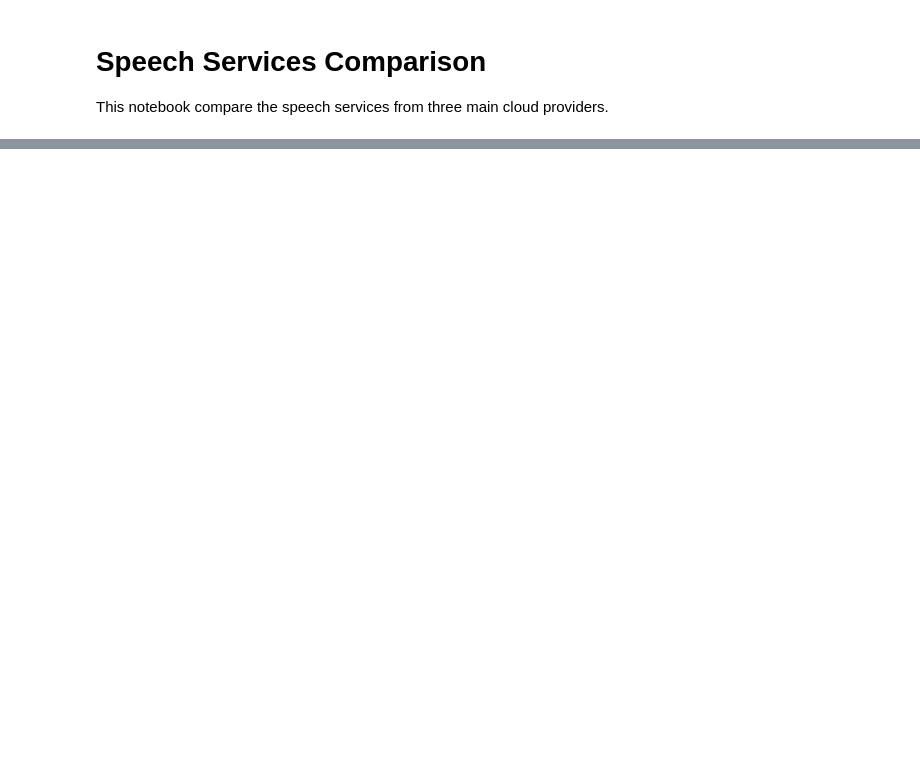
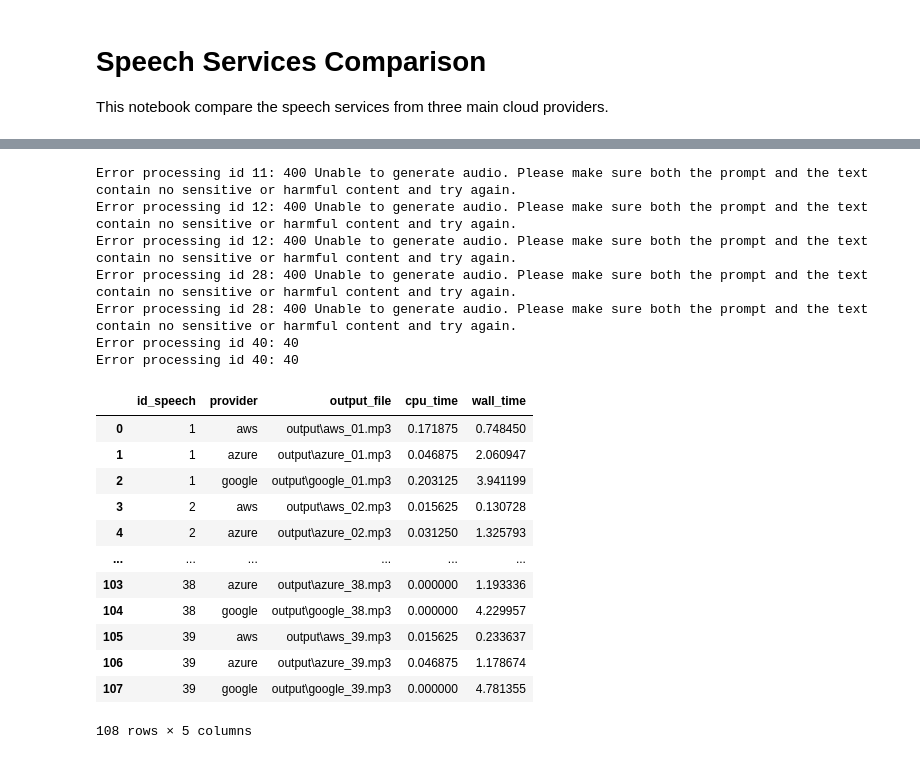
Before and after one commit to jonasluz/DIA.X540.cloud-ai, a Jupyter notebook: Project#2/Speech.ipynb, the cells around one changed output, grey strips where cells are left out. Saved outputs shown, nothing was run; the diff lists cells and outputs as text; code cells hidden in the pictures; blank space fills up the shorter version.

```diff
--- a/Project#2/Speech.ipynb
+++ b/Project#2/Speech.ipynb
@@ -2,10 +2,3 @@
 # Speech Services Comparison
 
 This notebook compare the speech services from three main cloud providers.
-# %%
-speech_file = "speech.txt"
-
-with open(speech_file, "r", encoding="utf-8") as file:
-    text_to_speak = file.read()
-
-text_to_speak
@@ -44,0 +68,37 @@ Audio content written to file: google_speech_output.mp3
+# %%
+df_results = pd.DataFrame()
+
+for i in df_speeches.itertuples(index=False):
+    try:
+        text_to_speak = df_speeches.loc[i.id]["speech"]
+        df_tmp = measuring_call_for_all_providers(i.id, text_to_speak)
+
+        time.sleep(1)  # To avoid hitting rate limits
+        df_results = pd.concat([df_results, df_tmp], ignore_index=True)
+
+    except Exception as e:
+        print(f"Error processing id {i.id}: {e}")
+        continue
+
+df_results
+# %% [output]
+Error processing id 11: 400 Unable to generate audio. Please make sure both the prompt and the text contain no sensitive or harmful content and try again.
+Error processing id 12: 400 Unable to generate audio. Please make sure both the prompt and the text contain no sensitive or harmful content and try again.
+Error processing id 12: 400 Unable to generate audio. Please make sure both the prompt and the text contain no sensitive or harmful content and try again.
+Error processing id 28: 400 Unable to generate audio. Please make sure both the prompt and the text contain no sensitive or harmful content and try again.
+Error processing id 28: 400 Unable to generate audio. Please make sure both the prompt and the text contain no sensitive or harmful content and try again.
+Error processing id 40: 40
+Error processing id 40: 40
+|  | id_speech | provider | output_file | cpu_time | wall_time |
+| 0 | 1 | aws | output\aws_01.mp3 | 0.171875 | 0.748450 |
+| 1 | 1 | azure | output\azure_01.mp3 | 0.046875 | 2.060947 |
+| 2 | 1 | google | output\google_01.mp3 | 0.203125 | 3.941199 |
+| 3 | 2 | aws | output\aws_02.mp3 | 0.015625 | 0.130728 |
+| 4 | 2 | azure | output\azure_02.mp3 | 0.031250 | 1.325793 |
+| ... | ... | ... | ... | ... | ... |
+| 103 | 38 | azure | output\azure_38.mp3 | 0.000000 | 1.193336 |
+| 104 | 38 | google | output\google_38.mp3 | 0.000000 | 4.229957 |
+| 105 | 39 | aws | output\aws_39.mp3 | 0.015625 | 0.233637 |
+| 106 | 39 | azure | output\azure_39.mp3 | 0.046875 | 1.178674 |
+| 107 | 39 | google | output\google_39.mp3 | 0.000000 | 4.781355 |
+108 rows × 5 columns
```
Also changed, not shown: parts of 16 cells of this notebook, 3 other files.
